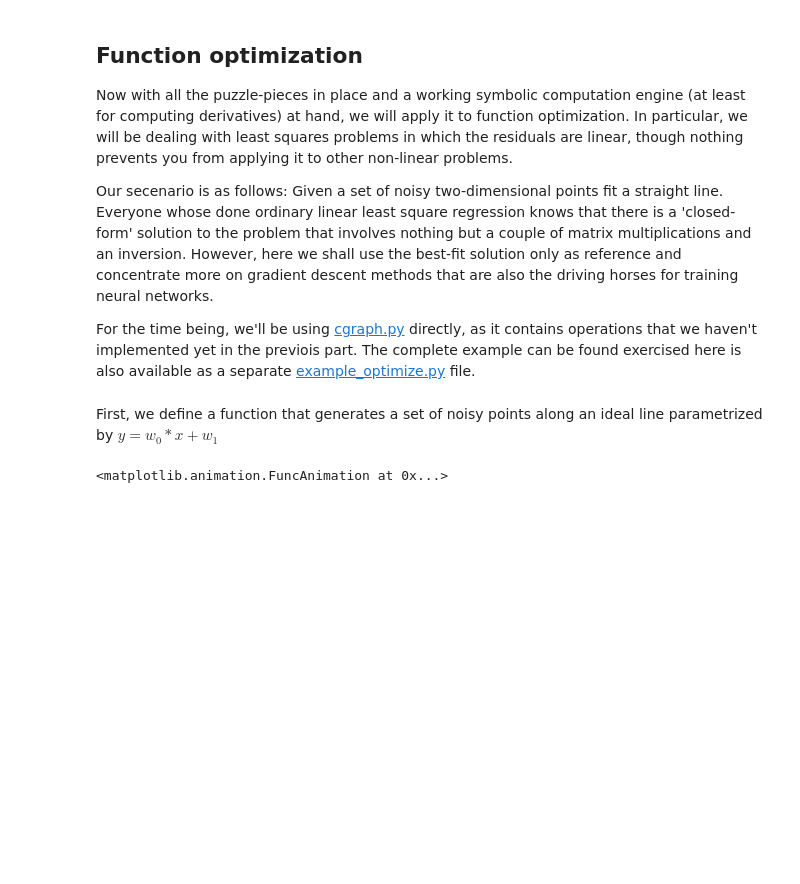
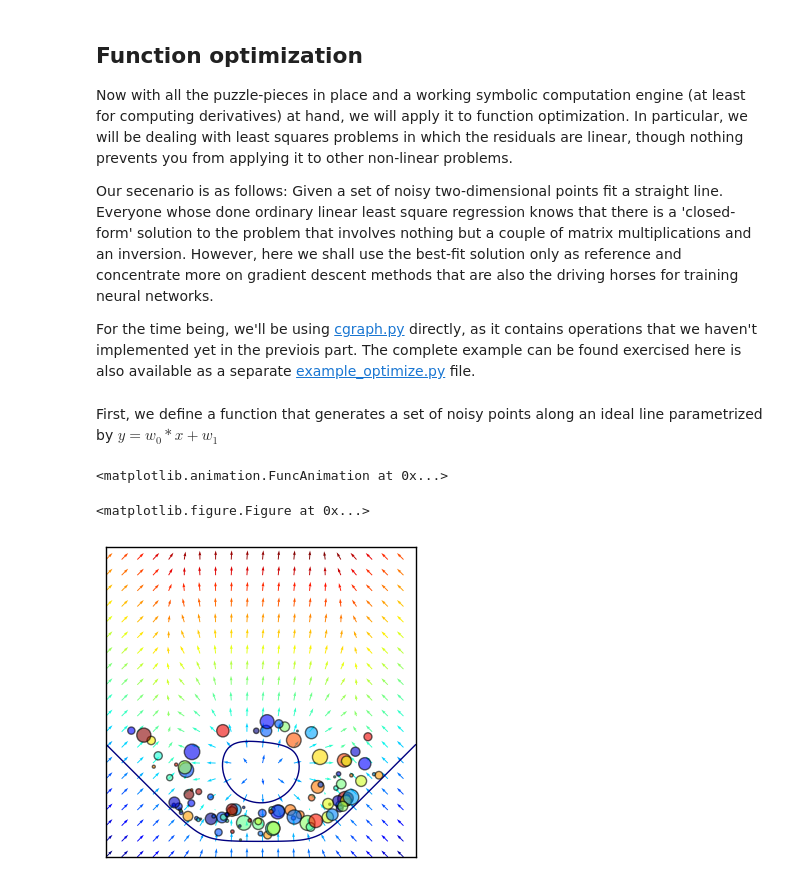
Before and after one commit to cheind/py-cgraph, a Jupyter notebook: docs/03_Computational_Graphs-Signed Distance Functions and Particle Collision Detection.ipynb, the cells around one changed output. Drawn from its saved outputs; the diff is of its cells as text; code cells hidden in the pictures; blank space fills up the shorter version.

```diff
--- a/docs/03_Computational_Graphs-Signed Distance Functions and Particle Collision Detection.ipynb
+++ b/docs/03_Computational_Graphs-Signed Distance Functions and Particle Collision Detection.ipynb
@@ -218,14 +220,17 @@ First, we define a function that generates a set of noisy points along an ideal
 # %%
 ps = ParticleSimulator(g, create_particles, timestep=1/60)
 ps.force_generators += [gravity]
 
 plt.clf()
 fig, ax = plt.subplots()
 plot_background(fig, ax, g, show_quiver=True, show_isolines='zero')
 
 from matplotlib import rc
 rc('animation', html='html5')
 
-create_animation(fig, ax, ps, frames=150)
+anim = create_animation(fig, ax, ps, frames=150)
+anim
 # %% [output]
 <matplotlib.animation.FuncAnimation at 0x...>
+<matplotlib.figure.Figure at 0x...>
+[figure, added]
```
Also changed, not shown: parts of 1 cell of this notebook.
